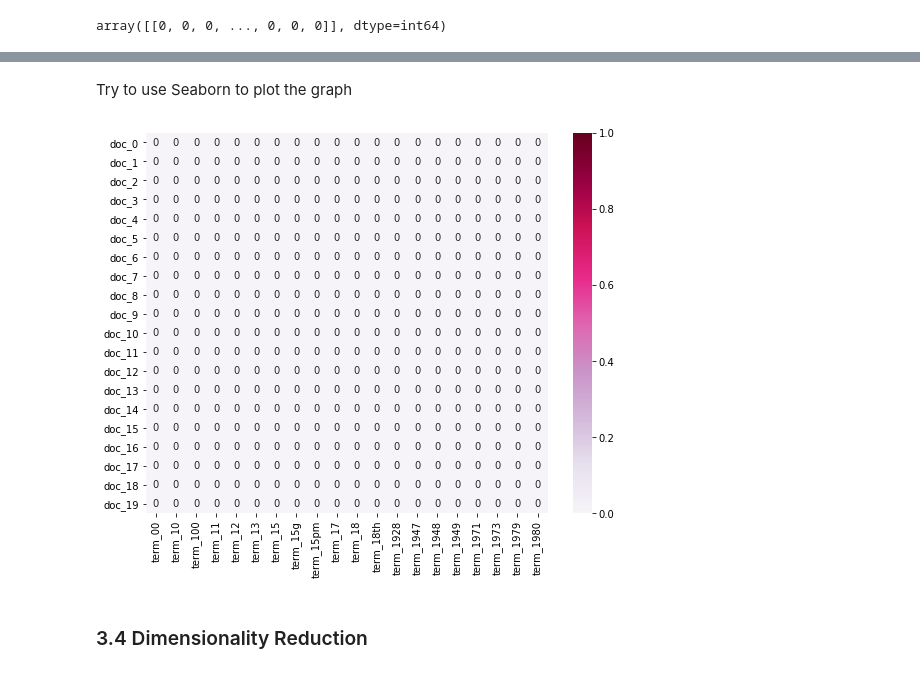
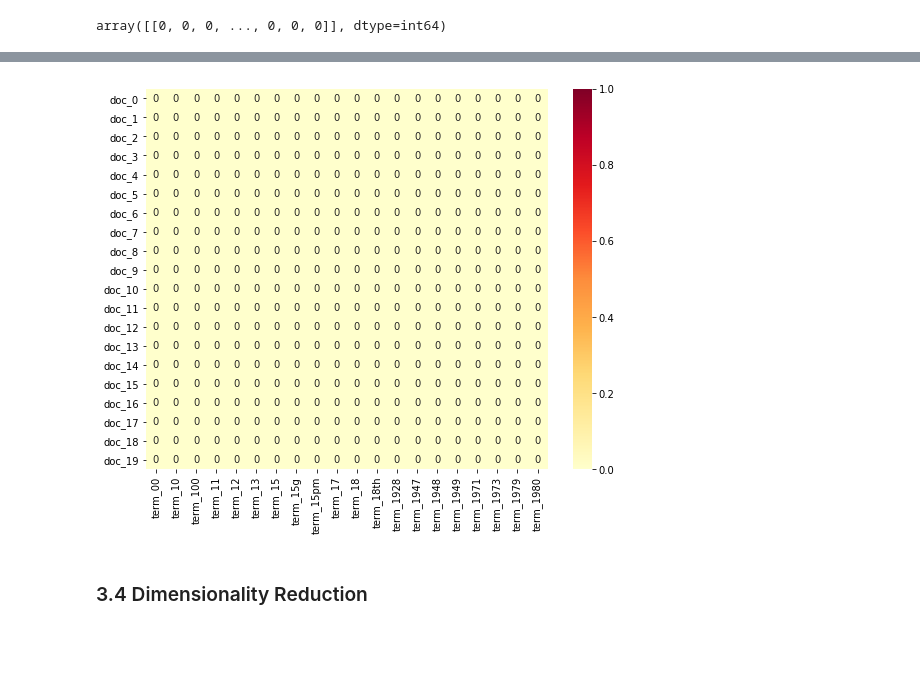
Before and after one commit to mon826/DM19-Lab1-Homework1, a Jupyter notebook: DM19-Lab1-Homework Dataset_PattamonR-Edit-use this file2.ipynb, the cells around one changed output, grey strips where cells are left out. Saved outputs shown, nothing was run; the diff lists cells and outputs as text; code cells hidden in the pictures; blank space fills up the shorter version.

```diff
--- a/DM19-Lab1-Homework Dataset_PattamonR-Edit-use this file2.ipynb
+++ b/DM19-Lab1-Homework Dataset_PattamonR-Edit-use this file2.ipynb
@@ -627,15 +592,20 @@ plot_z = total1_counts[0:20, 0:20].toarray()
-# %% [markdown]
-Try to use Seaborn to plot the graph
 # %%
+# first twenty features only
+plot_x = ["term_"+str(i) for i in count_vect.get_feature_names()[0:20]]
+
+# obtain document index
+plot_y = ["doc_"+ str(i) for i in list(total1.index)[:20]]
+plot_z = total1_counts[:20, :20].toarray()
+
 import seaborn as sns
 
 df_todraw = pd.DataFrame(plot_z, columns = plot_x, index = plot_y)
 plt.subplots(figsize=(9, 7))
 ax = sns.heatmap(df_todraw,
-                 cmap="PuRd",
+                 cmap="YlOrRd",
                  vmin=0, vmax=1, annot=True)
 # %% [output]
-[figure, old version]
+[figure, new version]
 # %% [markdown]
 ### 3.4 Dimensionality Reduction
 # %%
```
Also changed, not shown: parts of 60 cells of this notebook, 1 other file.
